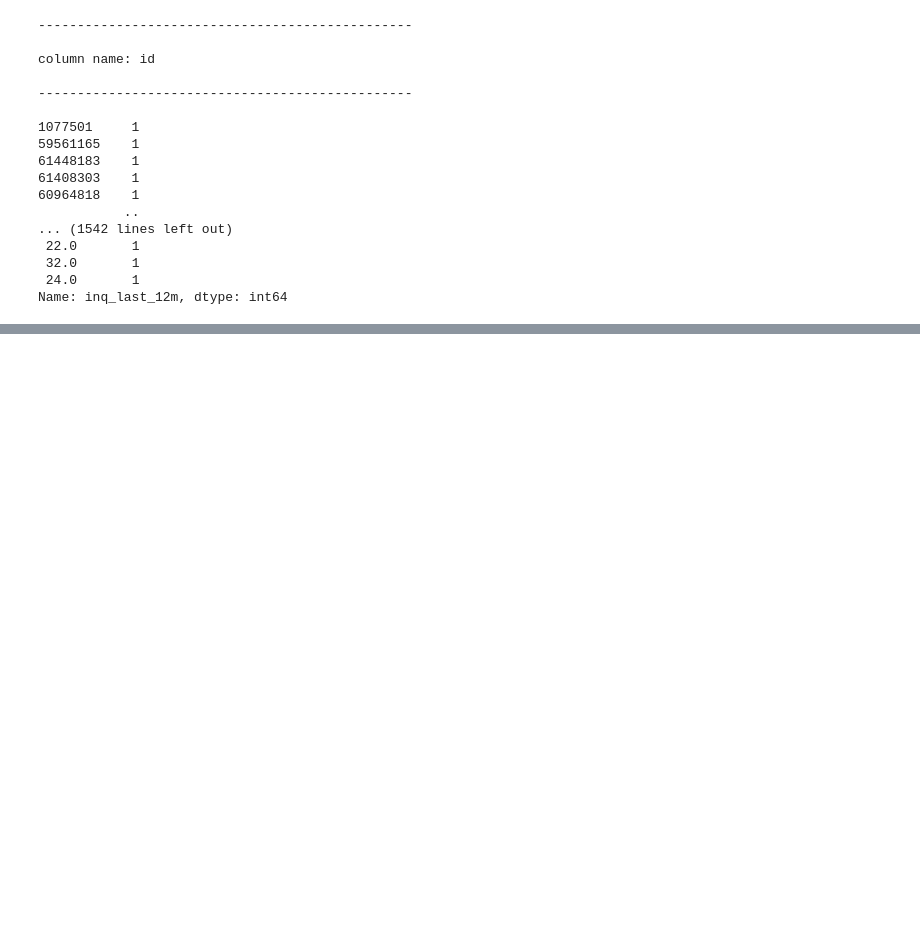
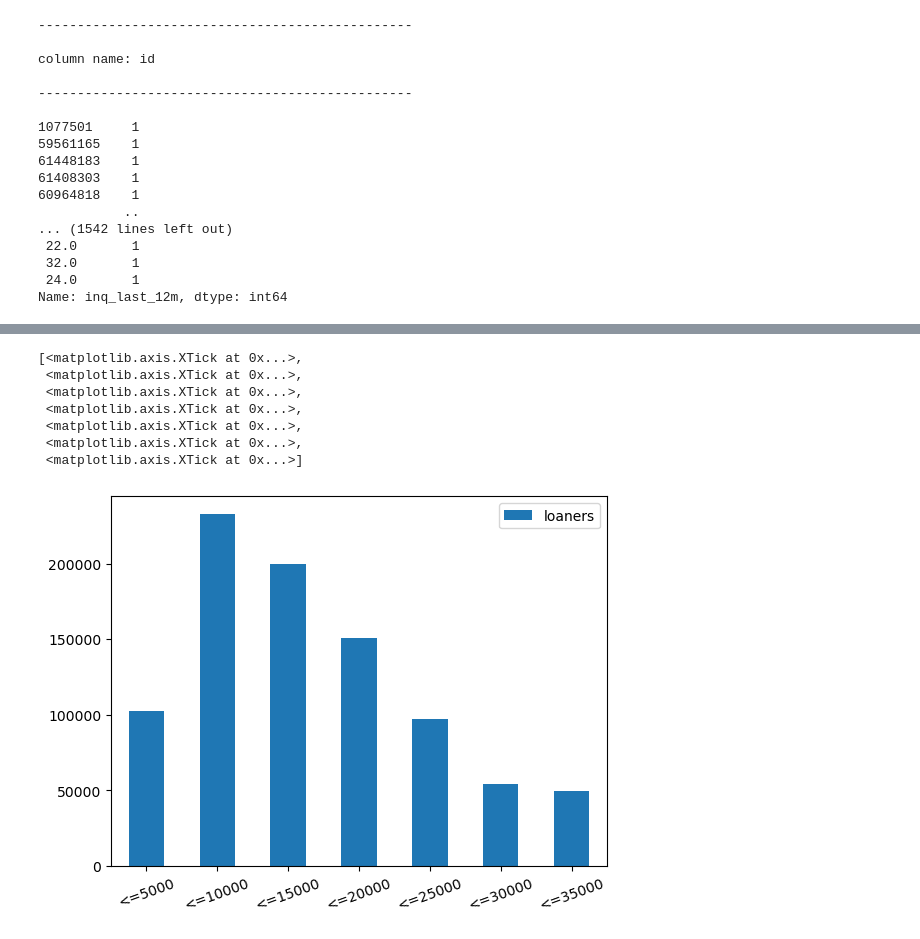
Before and after one commit to jhpro0223/Final_Project_8, a Jupyter notebook: Notebooks/data_exporation.ipynb, the cells around one changed output, grey strips where cells are left out. Cells and saved outputs as stored; diff of their text form; code cells hidden in the pictures; blank space fills up the shorter version.

```diff
--- a/Notebooks/data_exporation.ipynb
+++ b/Notebooks/data_exporation.ipynb
@@ -198,0 +333,15 @@ Name: inq_last_12m, dtype: int64
+# %%
+labels = ['<=5000', '<=10000', '<=15000', '<=20000', '<=25000', '<=30000', '<=35000']
+plt = pd.DataFrame({'lab':labels, 'loaners':[int(v) for v in loan_amount.values]})
+# %%
+ax = plt.plot.bar()
+ax.set_xticks(range(len(labels)), labels, rotation = 20)
+# %% [output]
+[<matplotlib.axis.XTick at 0x...>,
+ <matplotlib.axis.XTick at 0x...>,
+ <matplotlib.axis.XTick at 0x...>,
+ <matplotlib.axis.XTick at 0x...>,
+ <matplotlib.axis.XTick at 0x...>,
+ <matplotlib.axis.XTick at 0x...>,
+ <matplotlib.axis.XTick at 0x...>]
+[figure, added]
```
Also changed, not shown: parts of 17 cells of this notebook.
